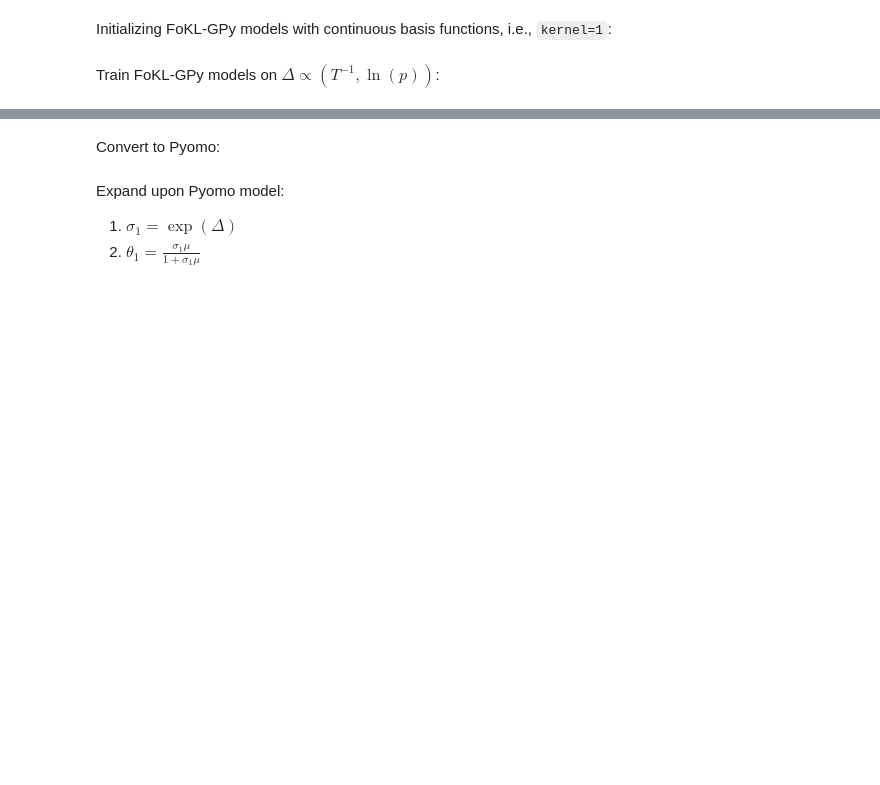
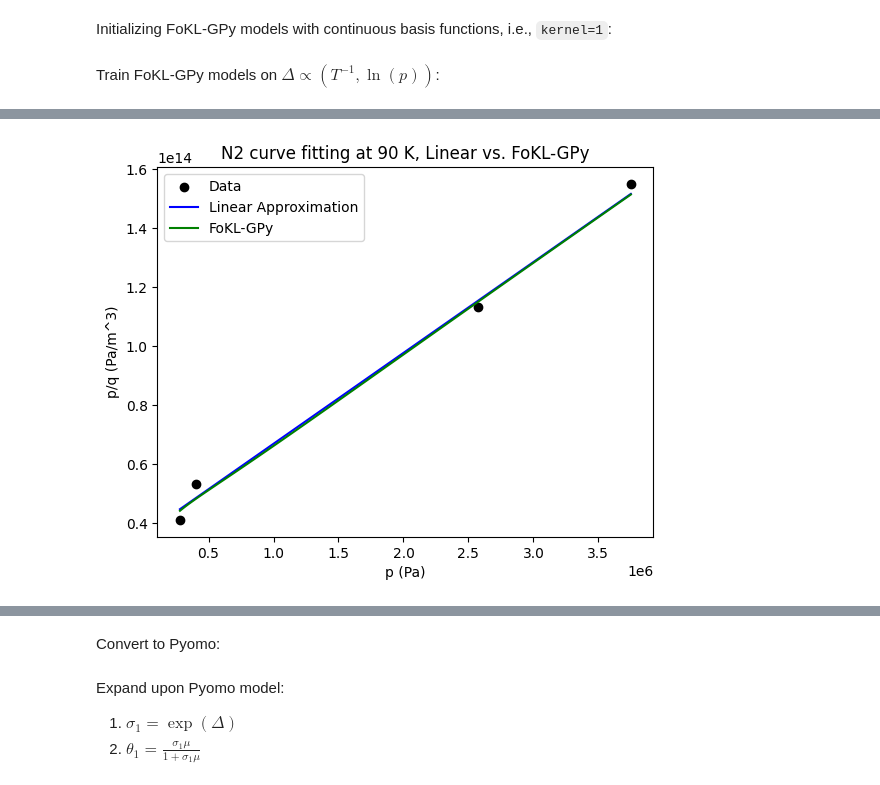
Before and after one commit to jakekrell/FoKL-GPy, a Jupyter notebook: docs/_dev/langmuir_isotherm/langmuir_isotherm__v0.3.ipynb, the cells around one changed output, grey strips where cells are left out. Saved outputs shown, nothing was run; the diff lists cells and outputs as text; code cells hidden in the pictures; blank space fills up the shorter version.

Commit message:
isotherm dev - plots show poor GP fitting

````diff
--- a/docs/_dev/langmuir_isotherm/langmuir_isotherm__v0.3.ipynb
+++ b/docs/_dev/langmuir_isotherm/langmuir_isotherm__v0.3.ipynb
@@ -123,11 +126,14 @@ for gas in gases:
 # %% [markdown]
 Initializing FoKL-GPy models with continuous basis functions, i.e., ```kernel=1```:
 # %%
-N2 = FoKLRoutines.FoKL(kernel=1)
-CH4 = FoKLRoutines.FoKL(kernel=1)
-CO = FoKLRoutines.FoKL(kernel=1)
-Ar = FoKLRoutines.FoKL(kernel=1)
-O2 = FoKLRoutines.FoKL(kernel=1)
+def initialize_foKL_model():
+    return FoKLRoutines.FoKL(kernel=1, tolerance=12, threshav=0.1, gimmie=True)
+
+N2 = initialize_foKL_model()
+CH4 = initialize_foKL_model()
+CO = initialize_foKL_model()
+Ar = initialize_foKL_model()
+O2 = initialize_foKL_model()
 
 models = [N2, CH4, CO, Ar, O2]
 # %% [markdown]
@@ -169,0 +185,85 @@ Training O2...
+# %%
+T_cutoff = {'N2': 4, 'CH4': 5, 'CO': 2, 'Ar': 2, 'O2': 4}  # 90 below, 155 above
+res = 100
+
+for T_plt in [90, 155]:
+    i = 0
+    for gas in gases:
+
+        # Grab only values for 155 K:
+        if T_plt == 90:
+            p_plt = p[gas][:T_cutoff[gas]]
+            q_plt = q[gas][:T_cutoff[gas]]
+            qmax_plt = qmax[gas][:T_cutoff[gas]]
+            a_plt = a[gas][:T_cutoff[gas]]
+        elif T_plt == 155:
+            p_plt = p[gas][T_cutoff[gas]::]
+            q_plt = q[gas][T_cutoff[gas]::]
+            qmax_plt = qmax[gas][T_cutoff[gas]::]
+            a_plt = a[gas][T_cutoff[gas]::]
+
+        # Get FoKL-GPy model to p/q and p:
+        if T_plt == 90:
+            inputs_plt = models[i].inputs[:T_cutoff[gas], :]  # normalized model inputs
+        elif T_plt == 155:
+            inputs_plt = models[i].inputs[T_cutoff[gas]::, :]  # normalized model inputs
+        inputs_plt = np.array([np.linspace(inputs_plt[0, 0], inputs_plt[-1, 0], res), np.linspace(inputs_plt[0, 1], inputs_plt[-1, 1], res)]).T  # increase resolution of FoKL inputs
+        Delta_plt = models[i].evaluate(inputs_plt)
+        sigma_plt = np.exp(Delta_plt)
+        p_plt_fokl = np.exp(inputs_plt[:, 1] * (models[i].normalize[1][1] - models[i].normalize[1][0]) + models[i].normalize[1][0])  # denormalize, then exp()
+        mu_plt = p_plt_fokl /np.sqrt(2 * np.pi * M[gas] * R * T_plt)
+        q_plt_fokl = sigma_plt * qmax_plt[0] * mu_plt / (1 + sigma_plt * mu_plt)  # qmax is constant so use scalar not vector
+
+        # Plot:
+        p_plt_linear = np.linspace(p_plt[0], p_plt[-1], 2)
+        plt.figure()
+        plt.scatter(p_plt, p_plt / q_plt, color='k')  # experimental measurements
+        plt.plot(p_plt_linear, p_plt_linear / qmax_plt[0] + 1 / (a_plt[0] * qmax_plt[0]), color='b')  # linear fit (from Langmuir, mx+b --> p/b + 1/(ab))
+        plt.plot(p_plt_fokl, p_plt_fokl / q_plt_fokl, color='g')  # FoKL-GPy
+
+        # Format:
+        plt.title(f"{gas} curve fitting at {T_plt} K, Linear vs. FoKL-GPy")
+        plt.xlabel("p (Pa)")
+        plt.ylabel("p/q (Pa/m^3)")
+        plt.legend(['Data', 'Linear Approximation', 'FoKL-GPy'])
+
+        # ---------------------------
+
+        # Plot sigma vs. p at T:
+
+            #   a p = sigma mu
+                #   sigma = a p / mu = a sqrt(2 pi M R T)  # linear
+            #   q = a b p / (1 + a p)
+                #   q + q a p = a b p
+                #   a (b p - q p) = q
+                #   a = q / (p * (b - q))
+                #   sigma = (q / (p * (b - q))) sqrt(2 pi M R T)
+                #   sigma = q sqrt(2 pi M R T) / (p * (b - q))  # experimental measurements, assuming b=qmax is known
+
+        sigma_linear = a_plt[0] * np.sqrt(2 * np.pi * M[gas] * R * T_plt)
+        sigma_experimental = q_plt * np.sqrt(2 * np.pi * M[gas] * R * T_plt) / (p_plt * (qmax_plt[0] - q_plt))
+
+        plt.figure()
+        plt.scatter(p_plt, sigma_experimental, color='k')  # experimental measurements
+        plt.plot([p_plt[0], p_plt[-1]], [sigma_linear, sigma_linear], color='b')  # linear fit (constant value)
+        plt.plot(p_plt_fokl, sigma_plt, color='g')  # FoKL-GPy
+
+        # Format:
+        plt.title(f"{gas} relative time at {T_plt} K")
+        plt.xlabel("p (Pa)")
+        plt.ylabel("sigma")
+        plt.legend(['Data', 'Linear Approximation', 'FoKL-GPy'])
+
+        # ---------------------------
+
+        # Plot ln(sigma) vs. p at T (i.e., validation plot):
+
+        models[i].coverage3(plot=True)
+
+        # RTW: CREATE v0.4 AND LEAVE THESE PLOTS
+        # - TRAIN SEPARATE MODELS ON T ... SO EFFECTIVELY MAKE v0.4 ONLY 90K (likely with focus on O2 in sharing results)
+        # - FUTURE WORK MAY TRAIN ON MULTIPLE T, BUT MORE DATA IS LIKELY NEEDED BASED ON RESULTS HERE
+
+        i += 1
+# %% [output]
+[figure, added]
````
Also changed, not shown: parts of 6 cells of this notebook, 5 other files.
